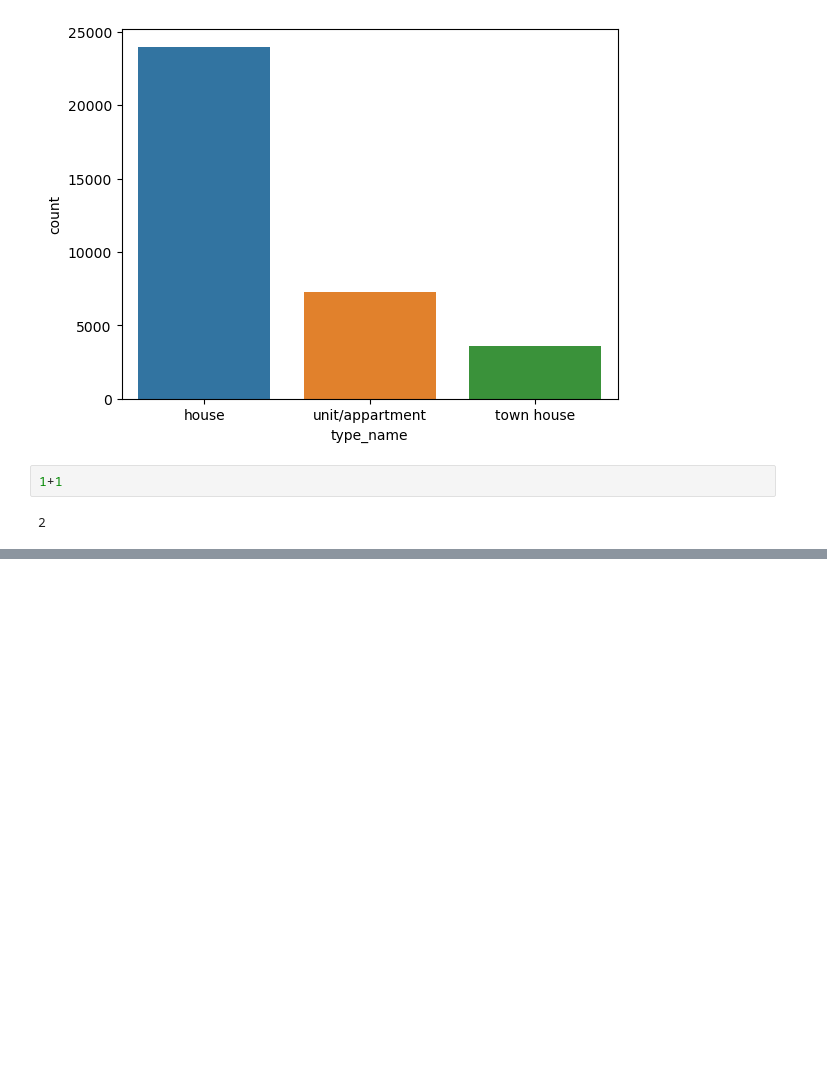
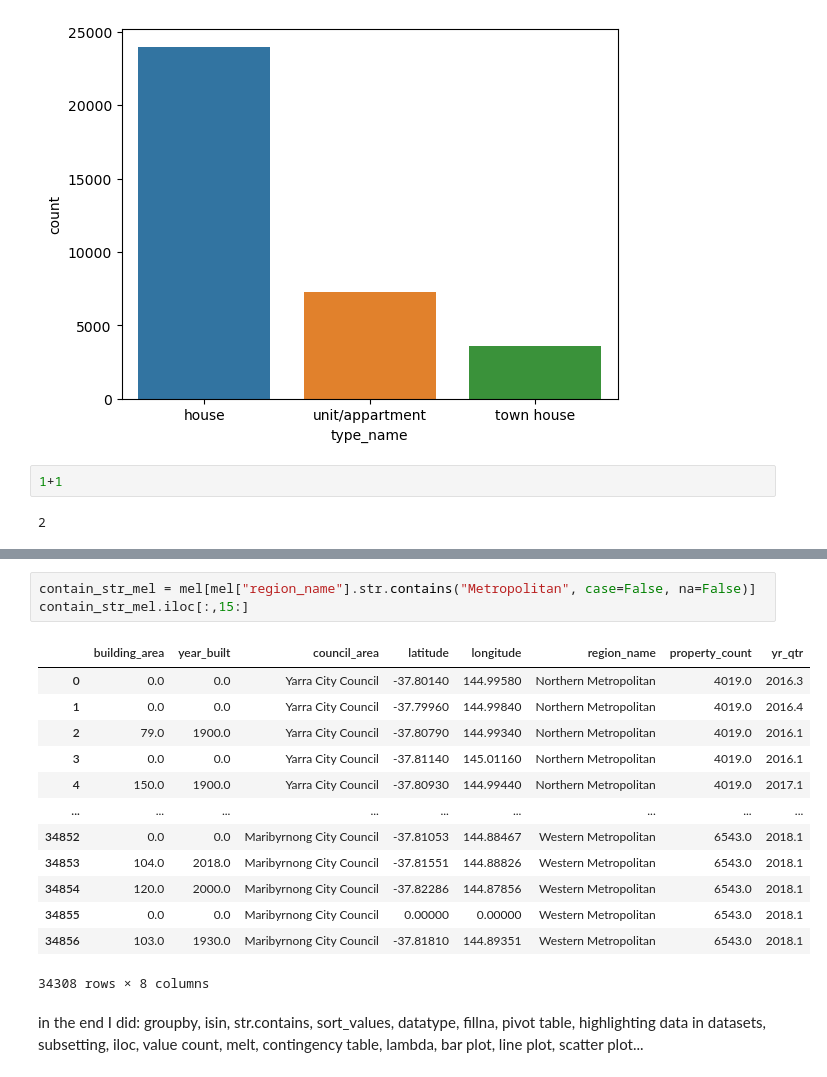
Before and after one commit to nhinguyenvn/extra, a Jupyter notebook: relation database.ipynb, the cells around one changed output, grey strips where cells are left out. Drawn from its saved outputs; the diff is of its cells as text; blank space fills up the shorter version.

```diff
--- a/relation database.ipynb
+++ b/relation database.ipynb
@@ -137,0 +312,19 @@ sns.countplot(x="type_name",data=mel)
+# %%
+contain_str_mel = mel[mel["region_name"].str.contains("Metropolitan", case=False, na=False)]
+contain_str_mel.iloc[:,15:]
+# %% [output]
+|  | building_area | year_built | council_area | latitude | longitude | region_name | property_count | yr_qtr |
+| 0 | 0.0 | 0.0 | Yarra City Council | -37.80140 | 144.99580 | Northern Metropolitan | 4019.0 | 2016.3 |
+| 1 | 0.0 | 0.0 | Yarra City Council | -37.79960 | 144.99840 | Northern Metropolitan | 4019.0 | 2016.4 |
+| 2 | 79.0 | 1900.0 | Yarra City Council | -37.80790 | 144.99340 | Northern Metropolitan | 4019.0 | 2016.1 |
+| 3 | 0.0 | 0.0 | Yarra City Council | -37.81140 | 145.01160 | Northern Metropolitan | 4019.0 | 2016.1 |
+| 4 | 150.0 | 1900.0 | Yarra City Council | -37.80930 | 144.99440 | Northern Metropolitan | 4019.0 | 2017.1 |
+| ... | ... | ... | ... | ... | ... | ... | ... | ... |
+| 34852 | 0.0 | 0.0 | Maribyrnong City Council | -37.81053 | 144.88467 | Western Metropolitan | 6543.0 | 2018.1 |
+| 34853 | 104.0 | 2018.0 | Maribyrnong City Council | -37.81551 | 144.88826 | Western Metropolitan | 6543.0 | 2018.1 |
+| 34854 | 120.0 | 2000.0 | Maribyrnong City Council | -37.82286 | 144.87856 | Western Metropolitan | 6543.0 | 2018.1 |
+| 34855 | 0.0 | 0.0 | Maribyrnong City Council | 0.00000 | 0.00000 | Western Metropolitan | 6543.0 | 2018.1 |
+| 34856 | 103.0 | 1930.0 | Maribyrnong City Council | -37.81810 | 144.89351 | Western Metropolitan | 6543.0 | 2018.1 |
+34308 rows × 8 columns
+# %% [markdown]
+in the end I did: groupby, isin, str.contains, sort_values, datatype, fillna, pivot table, highlighting data in datasets, subsetting, iloc,  value count, melt, contingency table, lambda, bar plot, line plot, scatter plot...
```
Also changed, not shown: parts of 12 cells of this notebook.
